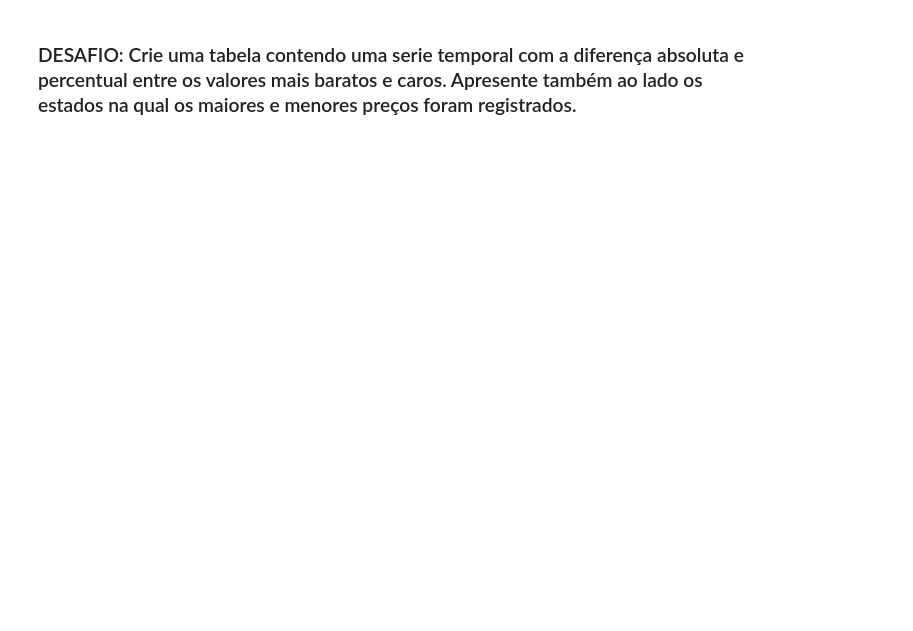
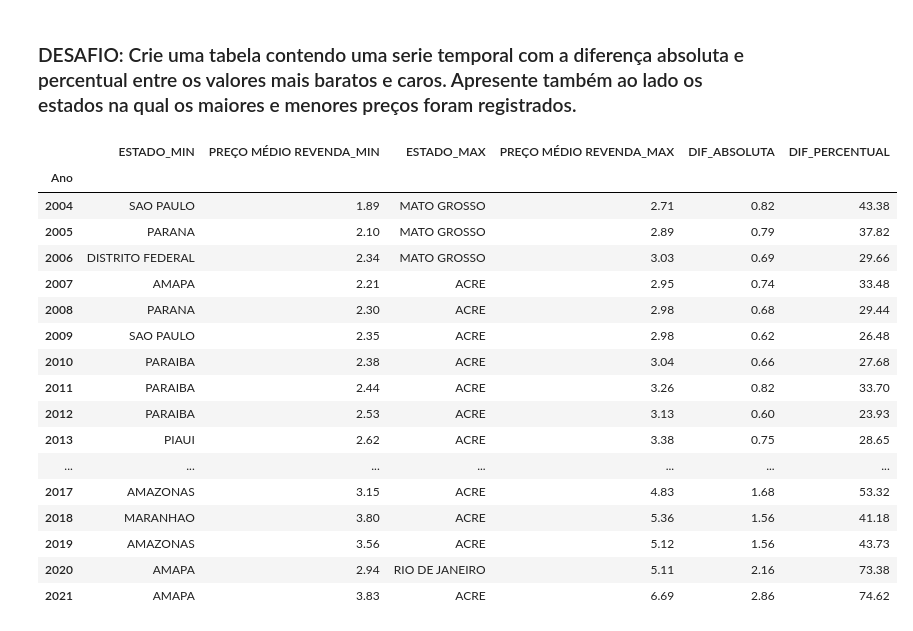
Before and after one commit to MathAbreu/asimovstudies, a Jupyter notebook: revisao_pandas_sql/Analisando Dados com Pandas & SQL/Conceitos básicos de Pandas/exercicios-pandas.ipynb, the cells around one changed output. Saved outputs shown, nothing was run; the diff lists cells and outputs as text; code cells hidden in the pictures; blank space fills up the shorter version.

```diff
--- a/revisao_pandas_sql/Analisando Dados com Pandas & SQL/Conceitos básicos de Pandas/exercicios-pandas.ipynb
+++ b/revisao_pandas_sql/Analisando Dados com Pandas & SQL/Conceitos básicos de Pandas/exercicios-pandas.ipynb
@@ -277,2 +330,42 @@ KeyError: ''
 # %% [markdown]
 ### DESAFIO: Crie uma tabela contendo uma serie temporal com a diferença absoluta e percentual entre os valores mais baratos e caros. Apresente também ao lado os estados na qual os maiores e menores preços foram registrados.
+# %%
+idx_min = df_gasolina_comum.groupby(df_gasolina_comum['DATA FINAL'].dt.year)['PREÇO MÉDIO REVENDA'].idxmin()
+idx_max = df_gasolina_comum.groupby(df_gasolina_comum['DATA FINAL'].dt.year)['PREÇO MÉDIO REVENDA'].idxmax()
+
+df_min = df_gasolina_comum.loc[idx_min, ['DATA FINAL', 'ESTADO', 'PREÇO MÉDIO REVENDA']]
+df_max = df_gasolina_comum.loc[idx_max, ['DATA FINAL', 'ESTADO', 'PREÇO MÉDIO REVENDA']]
+
+df_min['Ano'] = df_min['DATA FINAL'].dt.year
+df_max['Ano'] = df_max['DATA FINAL'].dt.year
+
+tabela_final = pd.merge(
+    df_min[['Ano', 'ESTADO', 'PREÇO MÉDIO REVENDA']],
+    df_max[['Ano', 'ESTADO', 'PREÇO MÉDIO REVENDA']],
+    on='Ano',
+    suffixes=('_MIN', '_MAX')
+).set_index('Ano')
+
+tabela_final['DIF_ABSOLUTA'] = tabela_final['PREÇO MÉDIO REVENDA_MAX'] - tabela_final['PREÇO MÉDIO REVENDA_MIN']
+tabela_final['DIF_PERCENTUAL'] = (tabela_final['DIF_ABSOLUTA'] / tabela_final['PREÇO MÉDIO REVENDA_MIN']) * 100
+# %%
+display(tabela_final.round(2))
+# %% [output]
+|  | ESTADO_MIN | PREÇO MÉDIO REVENDA_MIN | ESTADO_MAX | PREÇO MÉDIO REVENDA_MAX | DIF_ABSOLUTA | DIF_PERCENTUAL |
+| Ano |  |  |  |  |  |  |
+| 2004 | SAO PAULO | 1.89 | MATO GROSSO | 2.71 | 0.82 | 43.38 |
+| 2005 | PARANA | 2.10 | MATO GROSSO | 2.89 | 0.79 | 37.82 |
+| 2006 | DISTRITO FEDERAL | 2.34 | MATO GROSSO | 3.03 | 0.69 | 29.66 |
+| 2007 | AMAPA | 2.21 | ACRE | 2.95 | 0.74 | 33.48 |
+| 2008 | PARANA | 2.30 | ACRE | 2.98 | 0.68 | 29.44 |
+| 2009 | SAO PAULO | 2.35 | ACRE | 2.98 | 0.62 | 26.48 |
+| 2010 | PARAIBA | 2.38 | ACRE | 3.04 | 0.66 | 27.68 |
+| 2011 | PARAIBA | 2.44 | ACRE | 3.26 | 0.82 | 33.70 |
+| 2012 | PARAIBA | 2.53 | ACRE | 3.13 | 0.60 | 23.93 |
+| 2013 | PIAUI | 2.62 | ACRE | 3.38 | 0.75 | 28.65 |
+| ... | ... | ... | ... | ... | ... | ... |
+| 2017 | AMAZONAS | 3.15 | ACRE | 4.83 | 1.68 | 53.32 |
+| 2018 | MARANHAO | 3.80 | ACRE | 5.36 | 1.56 | 41.18 |
+| 2019 | AMAZONAS | 3.56 | ACRE | 5.12 | 1.56 | 43.73 |
+| 2020 | AMAPA | 2.94 | RIO DE JANEIRO | 5.11 | 2.16 | 73.38 |
+| 2021 | AMAPA | 3.83 | ACRE | 6.69 | 2.86 | 74.62 |
```
Also changed, not shown: parts of 6 cells of this notebook.
